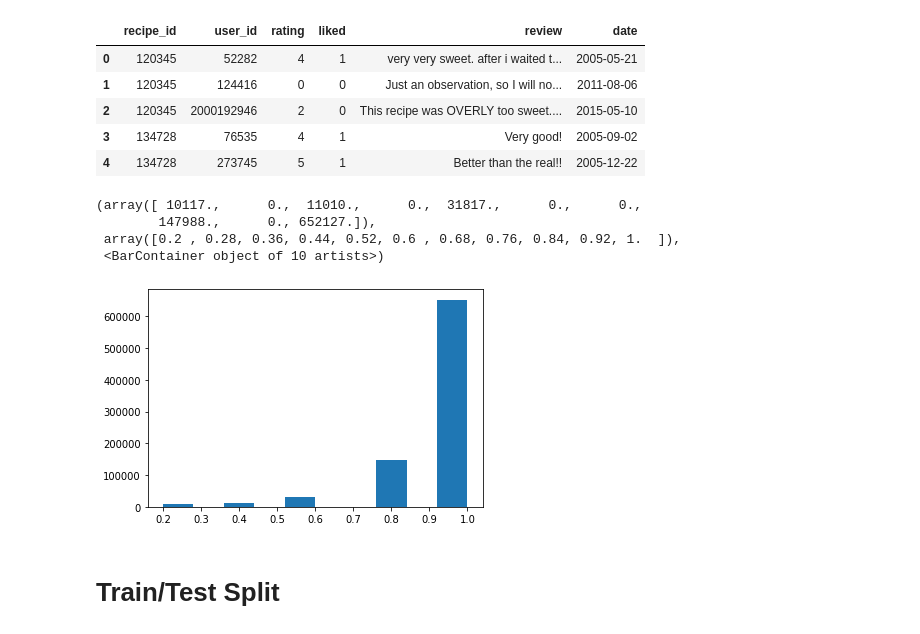
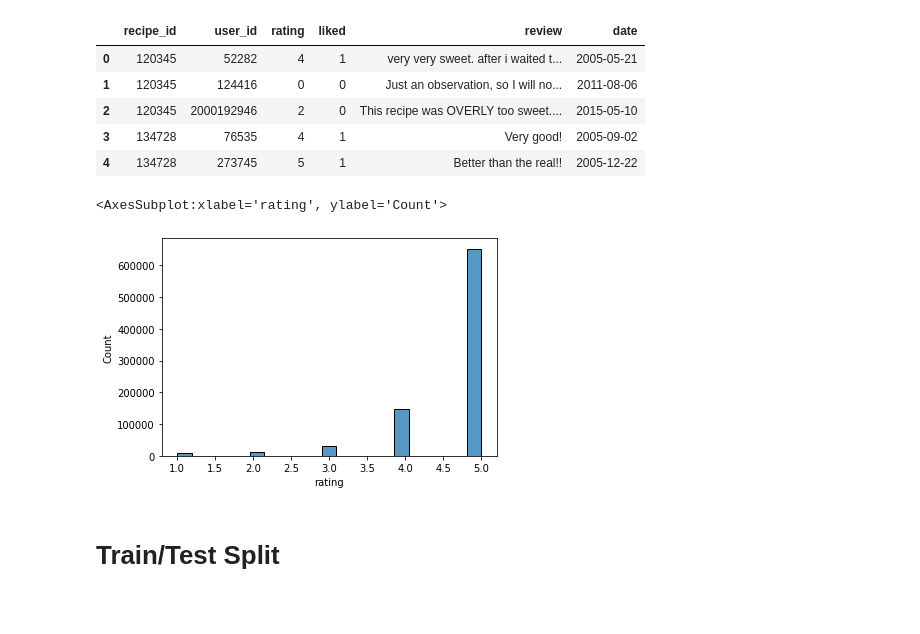
Before and after one commit to Phlasse/Fed_up, a Jupyter notebook: notebooks/nuno/nml-success-metrics.ipynb, the cells around one changed output. Saved outputs shown, nothing was run; the diff lists cells and outputs as text; code cells hidden in the pictures; blank space fills up the shorter version.

```diff
--- a/notebooks/nuno/nml-success-metrics.ipynb
+++ b/notebooks/nuno/nml-success-metrics.ipynb
@@ -26,14 +26,11 @@ reviews.head()
 | 4 | 134728 | 273745 | 5 | 1 | Better than the real!! | 2005-12-22 |
 # %%
 reviews = reviews[reviews['rating'] > 0]
-# %%
-plt.hist(reviews['rating'] / 5)
-# %% [output]
-(array([ 10117.,      0.,  11010.,      0.,  31817.,      0.,      0.,
-        147988.,      0., 652127.]),
- array([0.2 , 0.28, 0.36, 0.44, 0.52, 0.6 , 0.68, 0.76, 0.84, 0.92, 1.  ]),
- <BarContainer object of 10 artists>)
-[figure, removed]
+# %%
+sns.histplot(reviews['rating'])
+# %% [output]
+<AxesSubplot:xlabel='rating', ylabel='Count'>
+[figure, added]
 # %% [markdown]
 # Train/Test Split
 # %%
```
Also changed, not shown: parts of 17 cells of this notebook, 7 other files.
